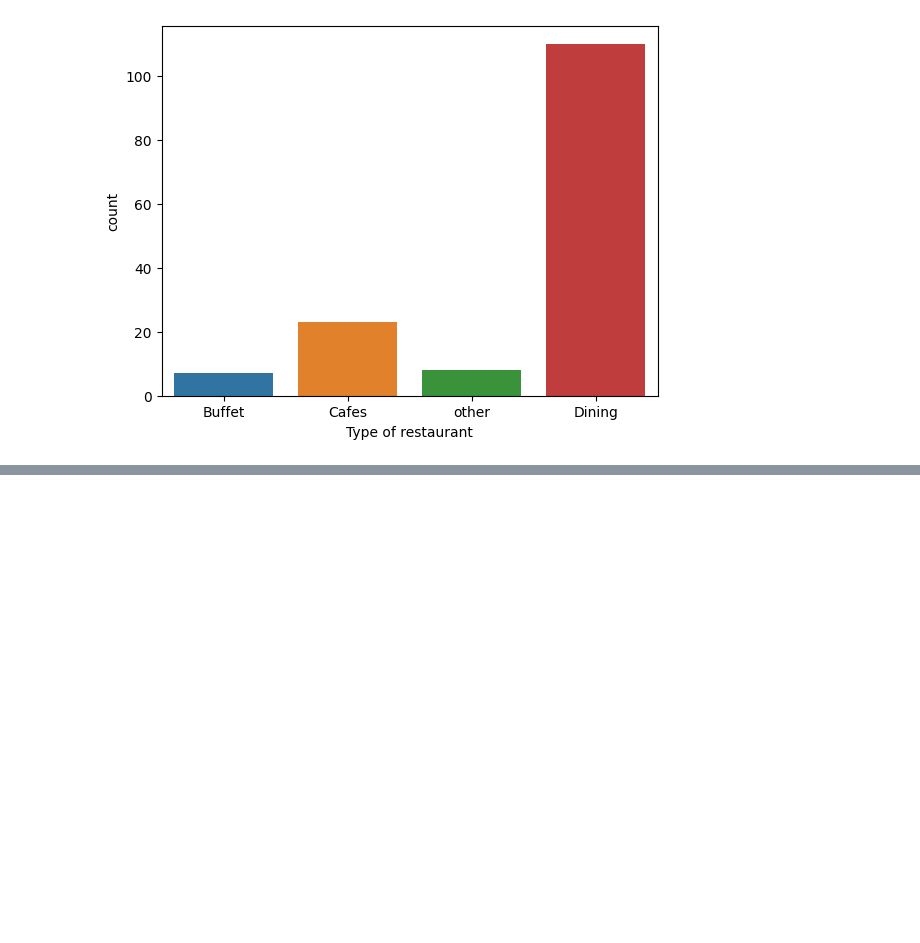
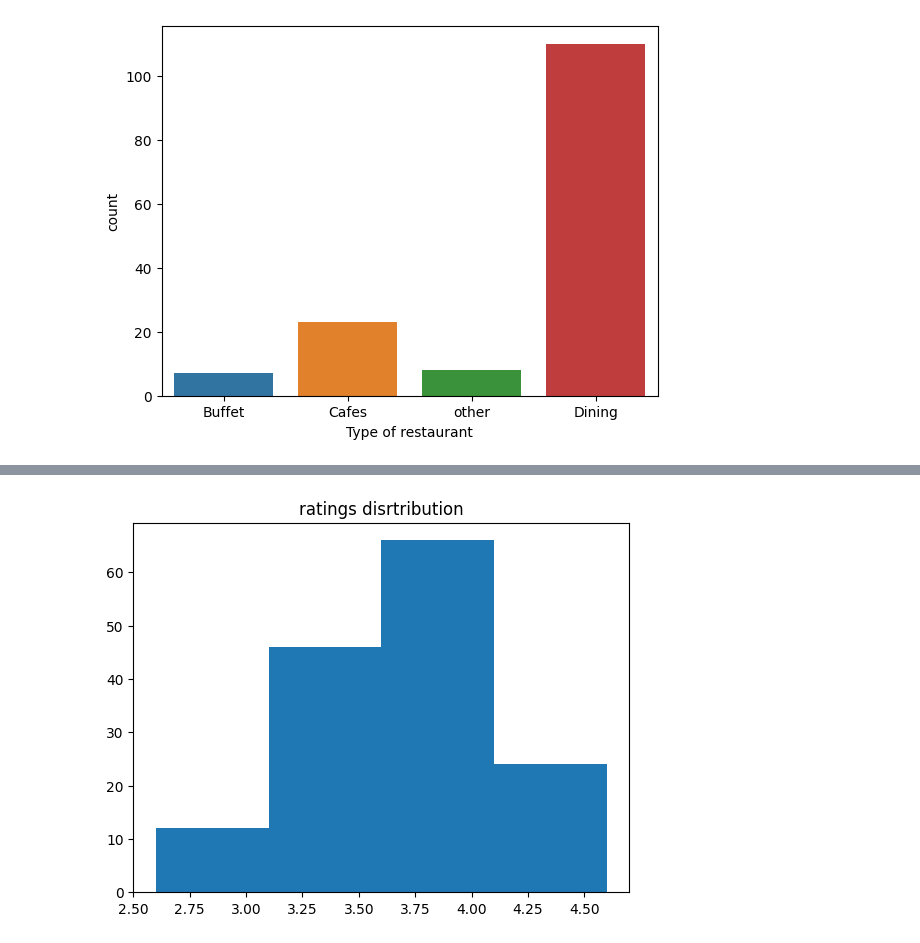
Before and after one commit to itsmepramila/Zomato-Data-Analysis, a Jupyter notebook: zomato data analysis.ipynb, the cells around one changed output, grey strips where cells are left out. Cells and saved outputs as stored; diff of their text form; code cells hidden in the pictures; blank space fills up the shorter version.

```diff
--- a/zomato data analysis.ipynb
+++ b/zomato data analysis.ipynb
@@ -90,0 +106,6 @@ result = grouped_data.reset_index()
+# %%
+plt.hist(df['rate'], bins=4)
+plt.title("ratings disrtribution")
+plt.show()
+# %% [output]
+[figure, added]
```
Also changed, not shown: parts of 6 cells of this notebook.
